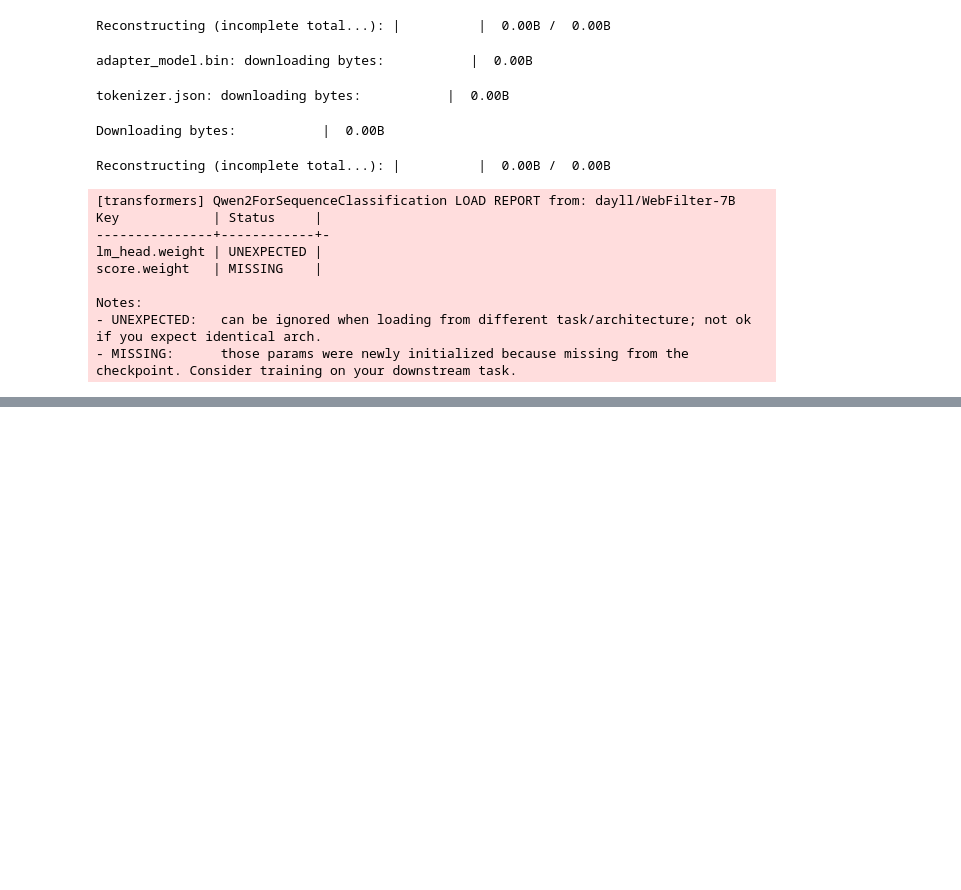
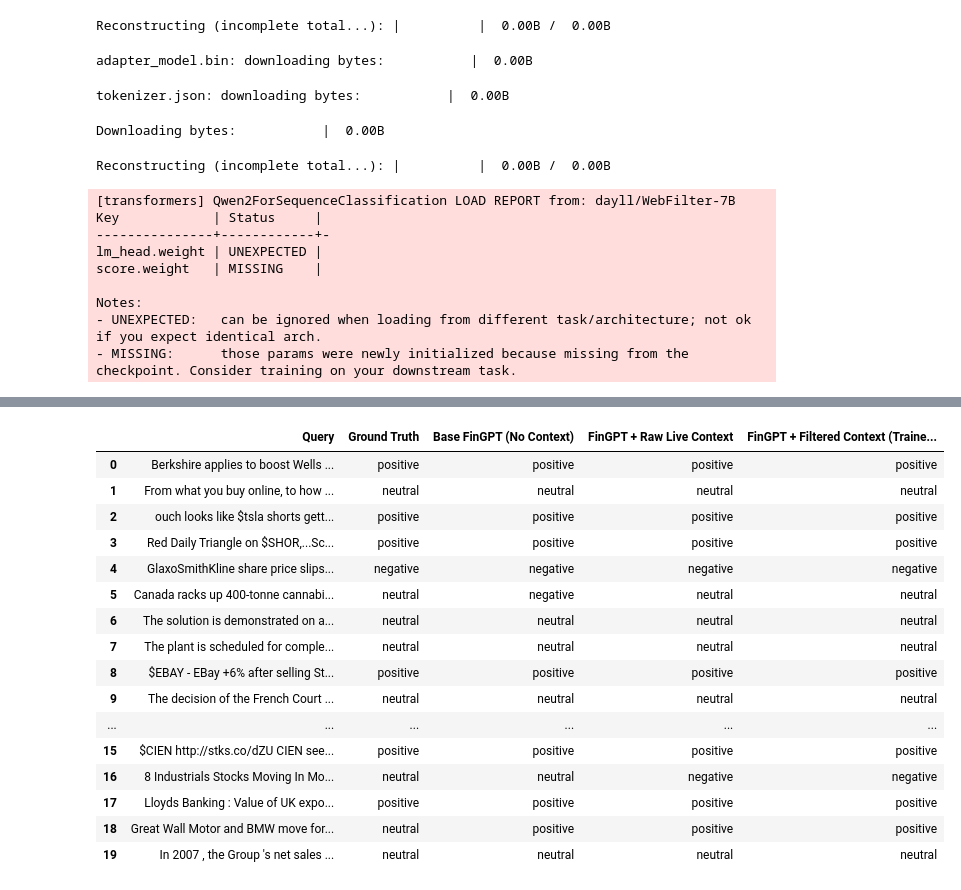
Before and after one commit to Bryan-625/DS340W-Project, a Jupyter notebook: FinGPT_Inference_Llama2_13B_falcon_7B_for_Beginners.ipynb, the cells around one changed output, grey strips where cells are left out. Drawn from its saved outputs; the diff is of its cells as text; code cells hidden in the pictures; blank space fills up the shorter version.

```diff
--- a/FinGPT_Inference_Llama2_13B_falcon_7B_for_Beginners.ipynb
+++ b/FinGPT_Inference_Llama2_13B_falcon_7B_for_Beginners.ipynb
@@ -208,0 +459,76 @@ Answer: """
+# %%
+# Results on Validation Set
+
+# Ensure unique index alignment to prevent duplicate counts during iteration
+eval_df = val_df.reset_index(drop=True)
+
+# Prepare to gather results for comparative dataframe
+comparison_results = []
+
+print(f"=== Running Batch Comparison of Model Pipelines on Validation Set (Total: {len(eval_df)} samples) ===\n")
+
+# Initialize lists to track predictions and ground truths for accuracy
+y_true = []
+y_base = []
+y_unfiltered = []
+y_filtered = []
+
+for idx, row in eval_df.iterrows():
+    query = row['text']
+    true_sentiment = str(row['output']).strip().lower()
+
+    # 1. Fetch live web snippets dynamically
+    live_docs = live_web_search(query)
+    if not live_docs:
+        live_docs = ["No live web results available"]
+
+    # 2. Get predictions from all three configurations
+    base_pred = fingpt_pipeline_inference(query, retrieved_docs=None)
+    unfiltered_pred = fingpt_pipeline_inference(query, live_docs, filter_model_obj=None)
+    filtered_pred = fingpt_pipeline_inference(
+        query,
+        live_docs,
+        filter_model_obj=filter_model,
+        filter_tokenizer_obj=filter_tokenizer
+    )
+
+    # Normalize outputs for metrics comparison
+    base_pred_clean = base_pred.strip().lower()
+    unfiltered_pred_clean = unfiltered_pred.strip().lower()
+    filtered_pred_clean = filtered_pred.strip().lower()
+
+    y_true.append(true_sentiment)
+    y_base.append(base_pred_clean)
+    y_unfiltered.append(unfiltered_pred_clean)
+    y_filtered.append(filtered_pred_clean)
+
+    # 3. Append comparative statistics and outputs
+    comparison_results.append({
+        "Query": query[:100] + "..." if len(query) > 100 else query,
+        "Ground Truth": true_sentiment,
+        "Base FinGPT (No Context)": base_pred,
+        "FinGPT + Raw Live Context": unfiltered_pred,
+        "FinGPT + Filtered Context (Trained WebFilter)": filtered_pred
+    })
+
+    if (idx + 1) % 50 == 0 or (idx + 1) == len(eval_df):
+        print(f"Processed {idx + 1}/{len(eval_df)} samples...")
+
+# Create a structured comparative DataFrame
+comparison_df = pd.DataFrame(comparison_results)
+
+# Calculate accuracy percentages
+accuracy_base = sum([1 for yt, yp in zip(y_true, y_base) if yt in yp]) / len(y_true) * 100
+accuracy_unfiltered = sum([1 for yt, yp in zip(y_true, y_unfiltered) if yt in yp]) / len(y_true) * 100
+accuracy_filtered = sum([1 for yt, yp in zip(y_true, y_filtered) if yt in yp]) / len(y_true) * 100
+
+# Display overall metrics
+print("\n=================== ACCURACY METRICS ===================")
+print(f"Base FinGPT (No Context) Accuracy: {accuracy_base:.2f}%")
+print(f"FinGPT + Raw Live Context Accuracy: {accuracy_unfiltered:.2f}%")
+print(f"FinGPT + Filtered Context (Trained WebFilter) Accuracy: {accuracy_filtered:.2f}%")
+print("========================================================\n")
+
+# Display the structured results table
+display(comparison_df.head(20))
+# %% [output]
@@ -208,0 +552,17 @@ Answer: """
+|  | Query | Ground Truth | Base FinGPT (No Context) | FinGPT + Raw Live Context | FinGPT + Filtered Context (Traine... |
+| 0 | Berkshire applies to boost Wells ... | positive | positive | positive | positive |
+| 1 | From what you buy online, to how ... | neutral | neutral | neutral | neutral |
+| 2 | ouch looks like $tsla shorts gett... | positive | positive | positive | positive |
+| 3 | Red Daily Triangle on $SHOR,...Sc... | positive | positive | positive | positive |
+| 4 | GlaxoSmithKline share price slips... | negative | negative | negative | negative |
+| 5 | Canada racks up 400-tonne cannabi... | neutral | negative | neutral | neutral |
+| 6 | The solution is demonstrated on a... | neutral | neutral | neutral | neutral |
+| 7 | The plant is scheduled for comple... | neutral | neutral | neutral | neutral |
+| 8 | $EBAY - EBay +6% after selling St... | positive | positive | positive | positive |
+| 9 | The decision of the French Court ... | neutral | neutral | neutral | neutral |
+| ... | ... | ... | ... | ... | ... |
+| 15 | $CIEN http://stks.co/dZU CIEN see... | positive | positive | positive | positive |
+| 16 | 8 Industrials Stocks Moving In Mo... | neutral | neutral | negative | negative |
+| 17 | Lloyds Banking : Value of UK expo... | positive | positive | positive | positive |
+| 18 | Great Wall Motor and BMW move for... | neutral | positive | positive | positive |
+| 19 | In 2007 , the Group 's net sales ... | neutral | neutral | neutral | neutral |
```
Also changed, not shown: parts of 6 cells of this notebook.
